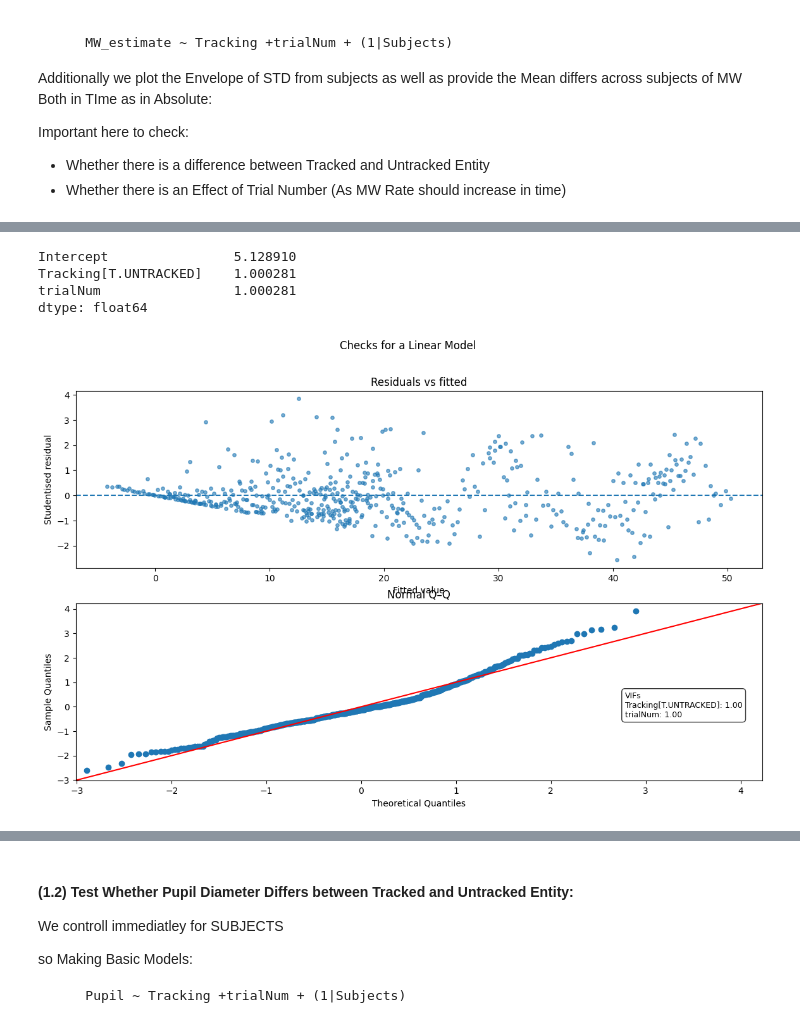
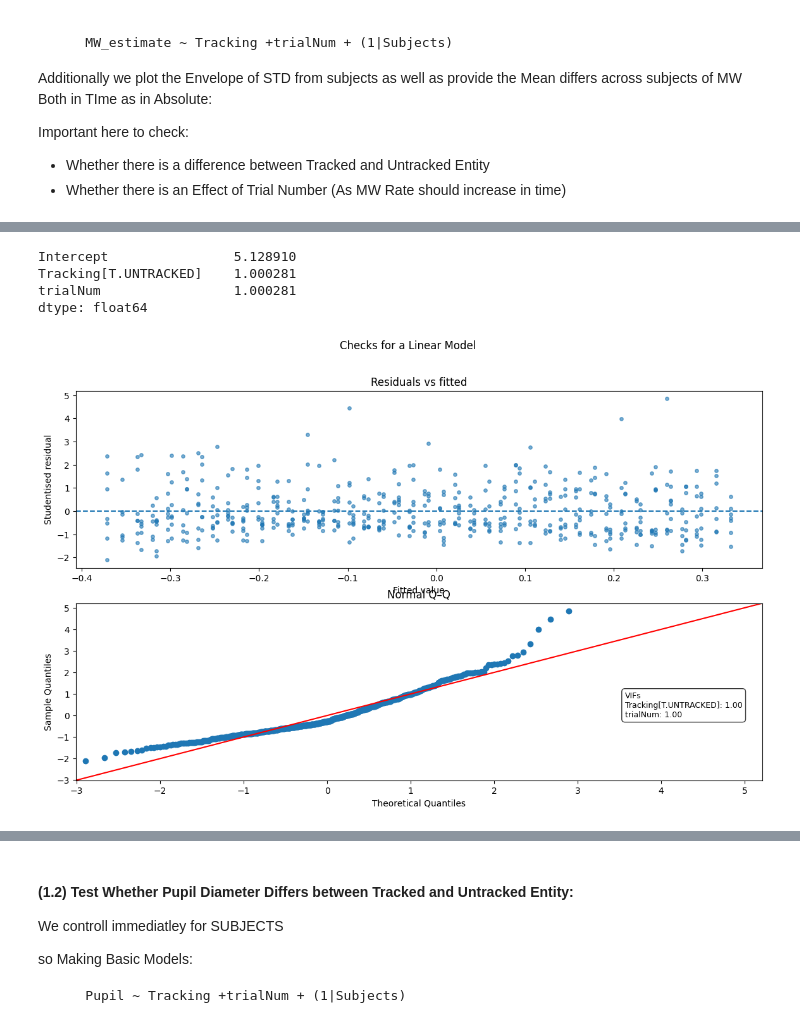
Before and after one commit to MichalDomagala08/startegicMW_lite, a Jupyter notebook: Experiment/analysis/allAnalysis.ipynb, the cells around one changed output, grey strips where cells are left out. Saved outputs shown, nothing was run; the diff lists cells and outputs as text; code cells hidden in the pictures.

Commit message:
New changes in analysis Files and Experiment Desingn

```diff
--- a/Experiment/analysis/allAnalysis.ipynb
+++ b/Experiment/analysis/allAnalysis.ipynb
@@ -11,17 +11,17 @@ import os
 import pandas as pd
 import numpy as np
 
+import pickle
 
 ### Options
-est = ''
-partial = ''
+est = 'zscore'            # Whether to Zscore the data: # 'Zscore' or ''
+partial = ''        # Whetheer to test Part of Experiment (first or second half): # 'first' or 'second' or ''
 
 
-
+# Analysis Name
 currentANalysisName = "TEST_res100_dgv5_bll500_blb75_smw10_smL2000_swG50_trO10000_trB5000"
 
 workingDir = os.getcwd();
-import pickle
 
 # Open the file in binary mode
 with open(os.path.join(workingDir,currentANalysisName,'individuals','preprocessed.pickle'), 'rb') as file:
@@ -34,5 +34,20 @@ with open(os.path.join(workingDir,currentANalysisName,'individuals','preprocesse
 statPath = (os.path.join(workingDir,currentANalysisName,'summary'))
 os.makedirs(statPath, exist_ok=True)
 
+
+### Create a .gitignore file in the summary directory
+gi_path = os.path.join(workingDir,currentANalysisName, ".gitignore")
+gitignore_text = """\
+# Ignore everything in this folder
+*
+
+# …but keep this file
+!.gitignore
+"""
+# Only create it if it’s not already there
+if not os.path.isfile(gi_path):
+    with open(gi_path, "w", encoding="utf-8") as fh:
+        fh.write(gitignore_text)
+
 ### Open Final stat Log:
 log_file = open(os.path.join(statPath,"finalStatLog.txt"),'w+')
@@ -39,7 +62,7 @@ log_file = open(os.path.join(statPath,"finalStatLog.txt"),'w+')
 # %%
 log_file = open(os.path.join(statPath,"finalStatLog.txt"),'w+')
 
-
+from analysisFunctions import getPupilDiamLast
 def pad_columns(df: pd.DataFrame, depth: int, fill='') -> pd.DataFrame:
     """
     Ensure df.columns is a MultiIndex with exactly `depth` levels.
@@ -57,11 +80,18 @@ def pad_columns(df: pd.DataFrame, depth: int, fill='') -> pd.DataFrame:
 
 dfs = []
 target_depth = 3  # we want every DataFrame to have 3 column levels
+last10sDF = []
+
 
 for i, ds in enumerate(allData):
+
+    # --- Pupil Last 2s! ---- ---------------------------------------
+    last10sDF1,last10sDF2,last10sDF = getPupilDiamLast(ds,last10sDF)
+
     # --- pupilMW ----------------------------------------------------
     pupil = ds['pupilMW'].copy()
     pupil = pad_columns(pupil, target_depth)
+
 
     # Add ID columns **with the same depth**
     pupil[('DS', '', '')] = f'DS{i + 1}'
@@ -99,14 +129,19 @@ log_file.write(f"      Tracked MW across Subj:      {grand_df[grand_df['Tracking
 log_file.write(f"      Untracked MW across Subj:    {grand_df[grand_df['Tracking']=='UNTRACKED']['MW_Estimate'].mean():3.3f} ({grand_df[grand_df['Tracking']=='UNTRACKED']['MW_Estimate'].std():3.3f})\n")
 
 
+### Change the name of a column for better readability
 import re
-
 grand_df['DS'] = grand_df['DS'].str.replace(
     r'DS(\d+)',                       # grab the digits after “DS”
     lambda m: f'DS{int(m.group(1)):02d}',  # re-emit them with 2-digit zero-padding
     regex=True
 )
 
+
+from analysisFunctions import add_ds_trial_tracking
+df_last10s_all = add_ds_trial_tracking(last10sDF, grand_df)
+
+### Save the data:
 grand_df.to_excel(os.path.join(statPath,"all_data.xlsx"))
 grand_df
 # %% [output]
@@ -386,11 +451,13 @@ Name: MW_Estimate, dtype: float64
 # %%
-linearModelChecks(m)
+from analysisFunctions import linearModelChecks
+### Checks the assumptioons of a linear model
+linearModelChecks(m,grand_df)
 # %% [output]
 Intercept                5.128910
 Tracking[T.UNTRACKED]    1.000281
 trialNum                 1.000281
 dtype: float64
-[figure, old version]
+[figure, new version]
 # %%
 mew = grand_df[grand_df['Tracking'] == 'TRACKED'][['DS','MW_Estimate']].groupby(['DS'])
 umew = grand_df[grand_df['Tracking'] == 'UNTRACKED'][['DS','MW_Estimate']].groupby(['DS'])
```
Also changed, not shown: parts of 26 cells of this notebook, 10 other files.
